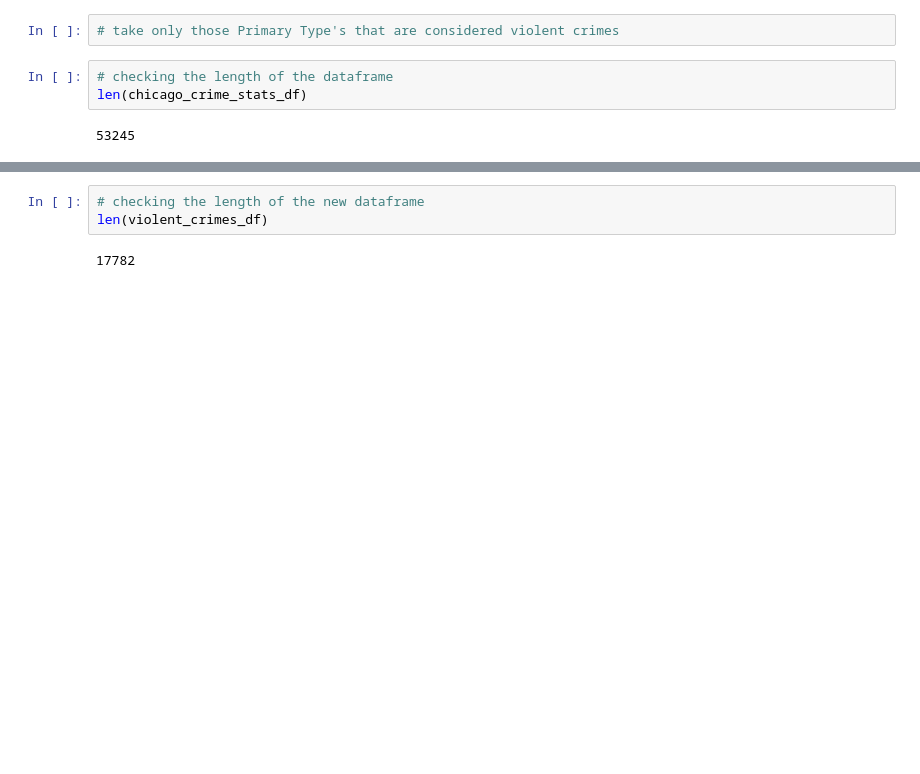
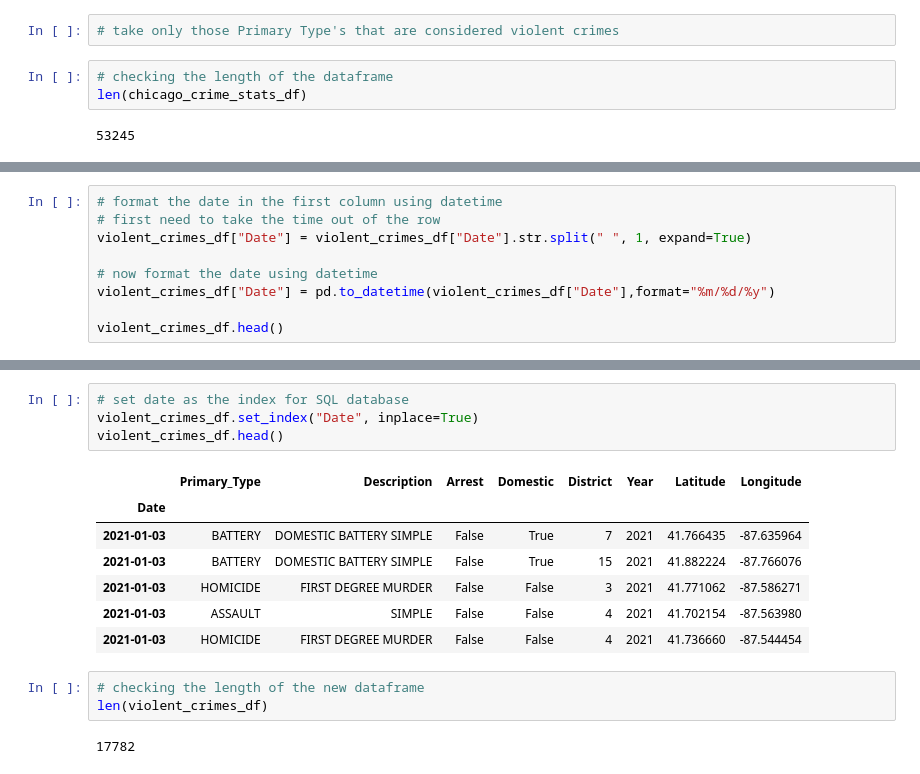
Before and after one commit to NHoyer95/chicago-crime-stats, a Jupyter notebook: chicago_main.ipynb, the cells around one changed output, grey strips where cells are left out. Saved outputs shown, nothing was run; the diff lists cells and outputs as text; blank space fills up the shorter version.

```diff
--- a/chicago_main.ipynb
+++ b/chicago_main.ipynb
@@ -63,3 +67,12 @@ violent_crimes_df.head()
 | 4 | 1/3/21 20:09 | HOMICIDE | FIRST DEGREE MURDER | False | False | 3 | 2021 | 41.771062 | -87.586271 |
 | 5 | 1/3/21 8:54 | ASSAULT | SIMPLE | False | False | 4 | 2021 | 41.702154 | -87.563980 |
 | 10 | 1/3/21 21:28 | HOMICIDE | FIRST DEGREE MURDER | False | False | 4 | 2021 | 41.736660 | -87.544454 |
+# %%
+# format the date in the first column using datetime
+# first need to take the time out of the row
+violent_crimes_df["Date"] = violent_crimes_df["Date"].str.split(" ", 1, expand=True)
+
+# now format the date using datetime
+violent_crimes_df["Date"] = pd.to_datetime(violent_crimes_df["Date"],format="%m/%d/%y")
+
+violent_crimes_df.head()
@@ -66,3 +86,15 @@ violent_crimes_df.head()
+# %%
+# set date as the index for SQL database
+violent_crimes_df.set_index("Date", inplace=True)
+violent_crimes_df.head()
+# %% [output]
+|  | Primary_Type | Description | Arrest | Domestic | District | Year | Latitude | Longitude |
+| Date |  |  |  |  |  |  |  |  |
+| 2021-01-03 | BATTERY | DOMESTIC BATTERY SIMPLE | False | True | 7 | 2021 | 41.766435 | -87.635964 |
+| 2021-01-03 | BATTERY | DOMESTIC BATTERY SIMPLE | False | True | 15 | 2021 | 41.882224 | -87.766076 |
+| 2021-01-03 | HOMICIDE | FIRST DEGREE MURDER | False | False | 3 | 2021 | 41.771062 | -87.586271 |
+| 2021-01-03 | ASSAULT | SIMPLE | False | False | 4 | 2021 | 41.702154 | -87.563980 |
+| 2021-01-03 | HOMICIDE | FIRST DEGREE MURDER | False | False | 4 | 2021 | 41.736660 | -87.544454 |
 # %%
 # checking the length of the new dataframe
 len(violent_crimes_df)
```
Also changed, not shown: parts of 8 cells of this notebook, 2 other files.
